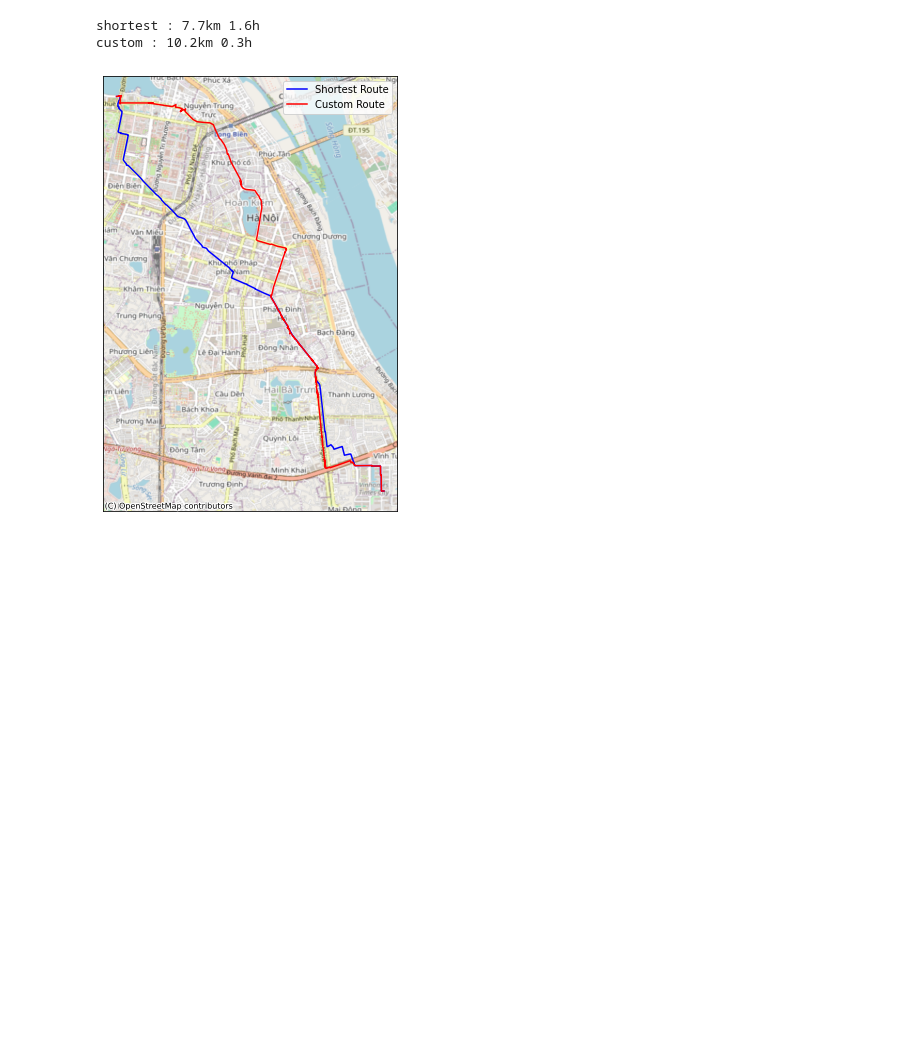
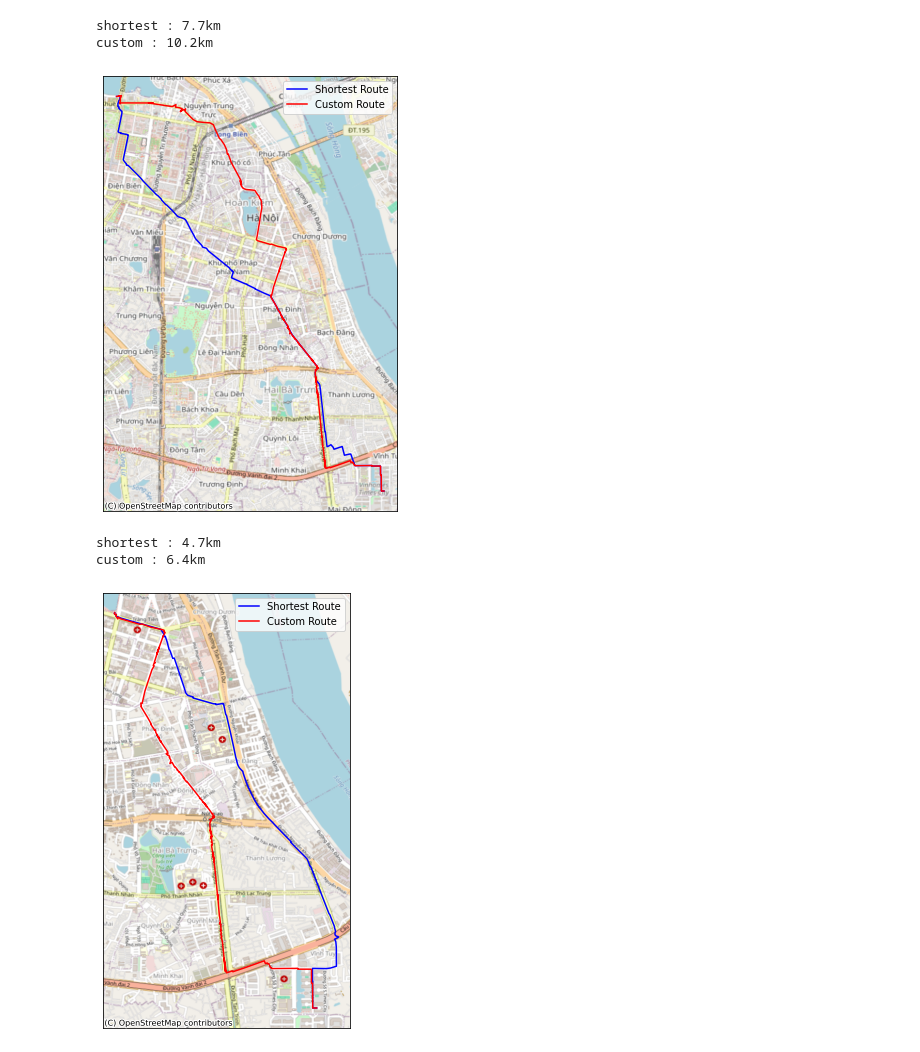
Before and after one commit to evgeniyarbatov/better-osrm-routes, a Jupyter notebook: notebooks/Get Routes.ipynb, the cells around one changed output. Cells and saved outputs as stored; diff of their text form; code cells hidden in the pictures; blank space fills up the shorter version.

Commit message:
More custom routes

```diff
--- a/notebooks/Get Routes.ipynb
+++ b/notebooks/Get Routes.ipynb
@@ -39,17 +39,12 @@ def get_route(points, route_type):
     return (
         polyline.decode(geometry, 6),
         routes['routes'][0]['distance'],
-        routes['routes'][0]['duration'],
     )
 
 
 def format_distance(distance):
     distance = round(distance / 1000, 1)
     return f"{distance}km"
-
-def format_duration(duration):
-    duration = round(duration / 3600, 1)
-    return f"{duration}h"
 
 def create_gpx(route, output_file):
     gpx = Element('gpx', {
@@ -106,13 +101,12 @@ def plot_gpx(shortest_df, custom_df):
 def make_route(start, stop, route_type, output_file):
     points = [start] + [stop]
 
-    osrm_route, distance, duration = get_route(points, route_type)
+    osrm_route, distance = get_route(points, route_type)
 
     print(
         route_type,
         ":",
         format_distance(distance),
-        format_duration(duration),
     )
 
     create_gpx(osrm_route, output_file)
@@ -120,14 +114,35 @@ def make_route(start, stop, route_type, output_file):
 start = (20.993686966853396, 105.86939936393794)
 stop = (21.043666864560734, 105.83550324106861)
 
-make_route(start, stop, "shortest", "../routes/West Lake - Shortest Route.gpx")
-make_route(start, stop, "custom", "../routes/West Lake - Custom.gpx")
+shortest_gpx = "../routes/West Lake - Shortest Route.gpx"
+custom_gpx = "../routes/West Lake - Custom.gpx"
 
-shortest_df = parse_gpx("../routes/West Lake - Shortest Route.gpx")
-custom_df = parse_gpx("../routes/West Lake - Custom.gpx")
+make_route(start, stop, "shortest", shortest_gpx)
+make_route(start, stop, "custom", custom_gpx)
+
+shortest_df = parse_gpx(shortest_gpx)
+custom_df = parse_gpx(custom_gpx)
 
 plot_gpx(shortest_df, custom_df)
 # %% [output]
-shortest : 7.7km 1.6h
-custom : 10.2km 0.3h
+shortest : 7.7km
+custom : 10.2km
 [figure]
+# %%
+start = (20.993686966853396, 105.86939936393794)
+stop = (21.02587657493758, 105.85288816382088)
+
+shortest_gpx = "../routes/Sword Lake - Shortest Route.gpx"
+custom_gpx = "../routes/Sword Lake - Custom.gpx"
+
+make_route(start, stop, "shortest", shortest_gpx)
+make_route(start, stop, "custom", custom_gpx)
+
+shortest_df = parse_gpx(shortest_gpx)
+custom_df = parse_gpx(custom_gpx)
+
+plot_gpx(shortest_df, custom_df)
+# %% [output]
+shortest : 4.7km
+custom : 6.4km
+[figure, added]
```
Also changed, not shown: parts of 1 cell of this notebook, 4 other files.
